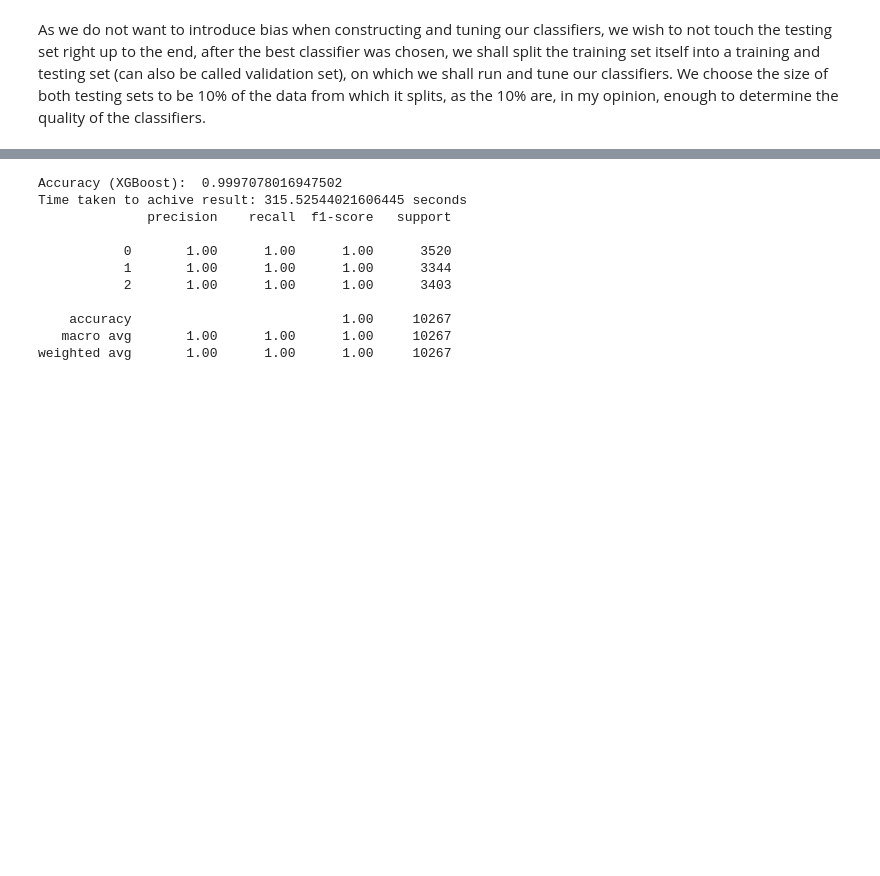
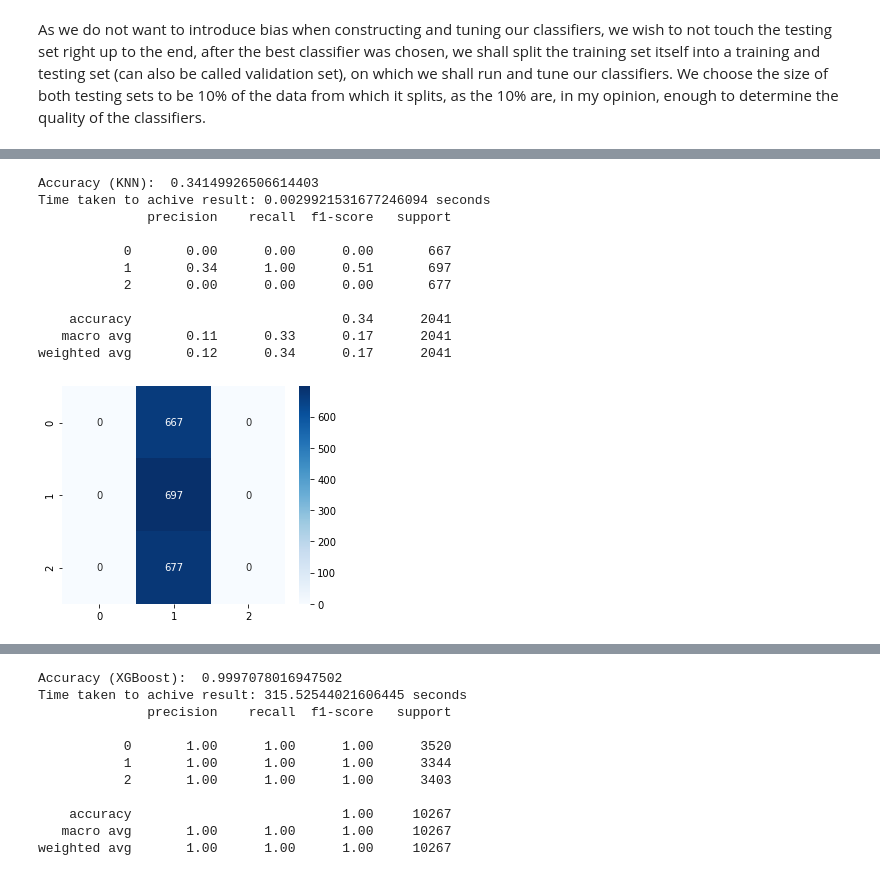
Before and after one commit to appeldaniel1998/Data-Visualization-Final-Project, a Jupyter notebook: Hand Positioning.ipynb, the cells around one changed output, grey strips where cells are left out. Saved outputs shown, nothing was run; the diff lists cells and outputs as text; code cells hidden in the pictures; blank space fills up the shorter version.

Commit message:
Update Hand Positioning.ipynb
continued work, added clfs, comments, started analizing clfs

```diff
--- a/Hand Positioning.ipynb
+++ b/Hand Positioning.ipynb
@@ -582,6 +600,9 @@ In preparation for the train_test_split and for the classifiers, we must separat
 # %%
 x = fulldf.drop(['label'], axis = 1)
 y = fulldf['label']
+
+X_test_final = fulldfTest.drop(['label'], axis = 1)
+y_test_final = fulldfTest['label']
 # %% [markdown]
 As we do not want to introduce bias when constructing and tuning our classifiers, we wish to not touch the testing set right up to the end, after the best classifier was chosen, we shall split the training set itself into a training and testing set (can also be called validation set), on which we shall run and tune our classifiers. We choose the size of both testing sets to be 10% of the data from which it splits, as the 10% are, in my opinion, enough to determine the quality of the classifiers.
 # %%
@@ -589,8 +612,10 @@ X_train, X_test, y_train, y_test = train_test_split(x, y, test_size = 0.1, rando
 # %%
-def scale(X_train, X_test):
+def scale(X_train, X_test, X_test_final):
     min_max_scaler = MinMaxScaler()
     X_train = pd.DataFrame(min_max_scaler.fit_transform(X_train.values)) #fitting and transforming on train data
     X_test = pd.DataFrame(min_max_scaler.transform(X_test.values)) #only transforming the test and validation sets
-    return X_train, X_test
+    X_test_final = pd.DataFrame(min_max_scaler.transform(X_test_final.values))
+    return X_train, X_test, X_test_final
 
-X_train, X_test = scale(X_train, X_test)
+X_train, X_test, X_test_final = scale(X_train, X_test, X_test_final)
+X_train.shape
@@ -608,0 +659,33 @@ X_train.shape
+# %%
+#Dummy
+def dummy(X_train, y_train, X_test, y_test):
+    import time
+    start_timeDummy = time.time()
+    dummyModel = DummyClassifier(strategy="most_frequent")
+    dummyModel.fit(X_train, y_train)
+    predictionsDummy = dummyModel.predict(X_test)
+
+    accuracyDummy = metrics.accuracy_score(y_test, predictionsDummy)
+    print("Accuracy (KNN): ", accuracyDummy)
+    timeDummy = time.time() - start_timeDummy
+    print("Time taken to achive result: %s seconds" % (timeDummy))
+
+    plt.figure(figsize=(5,4))
+    print(classification_report(y_test, predictionsDummy, zero_division = 0))
+    sns.heatmap(confusion_matrix(y_test, predictionsDummy), cmap = "Blues", annot=True, fmt = '.0f')
+    return dummyModel, predictionsDummy, accuracyDummy, timeDummy
+
+dummyModel, predictionsDummy, accuracyDummy, timeDummy = dummy(X_train, y_train, X_test, y_test)
+# %% [output]
+Accuracy (KNN):  0.34149926506614403
+Time taken to achive result: 0.0029921531677246094 seconds
+              precision    recall  f1-score   support
+
+           0       0.00      0.00      0.00       667
+           1       0.34      1.00      0.51       697
+           2       0.00      0.00      0.00       677
+
+    accuracy                           0.34      2041
+   macro avg       0.11      0.33      0.17      2041
+weighted avg       0.12      0.34      0.17      2041
+[figure, added]
```
Also changed, not shown: parts of 58 cells of this notebook.
